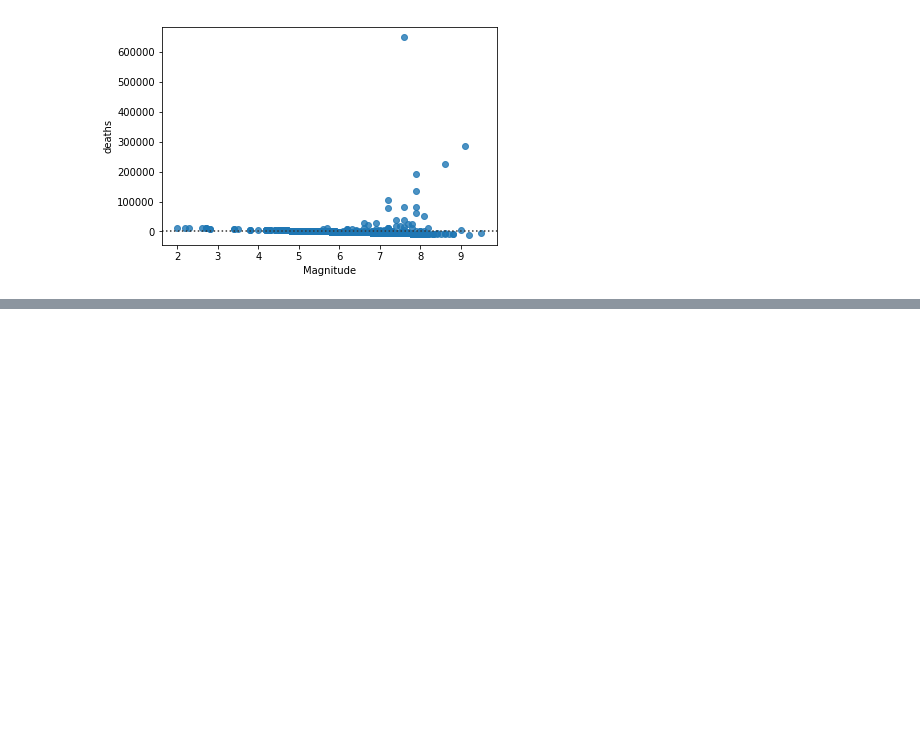
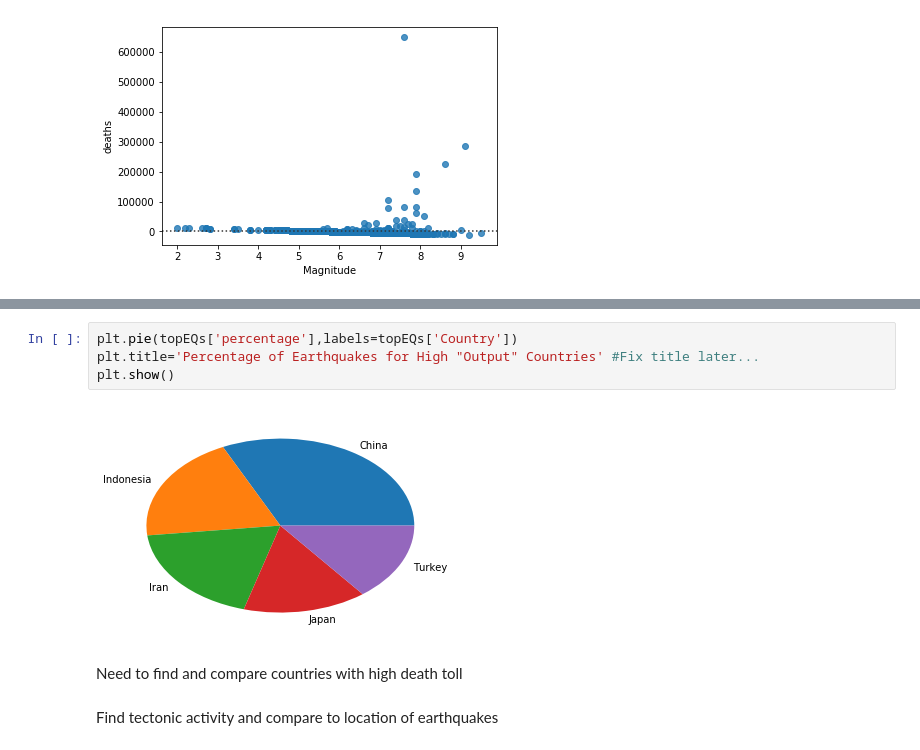
Before and after one commit to Cjcarlevato/data-question-3-earthquakes-the-dream-crushers, a Jupyter notebook: EarthquakeUWN.ipynb, the cells around one changed output, grey strips where cells are left out. Drawn from its saved outputs; the diff is of its cells as text; blank space fills up the shorter version.

```diff
--- a/EarthquakeUWN.ipynb
+++ b/EarthquakeUWN.ipynb
@@ -443,0 +550,10 @@ NameError: name 'Country' is not defined
+# %%
+plt.pie(topEQs['percentage'],labels=topEQs['Country'])
+plt.title='Percentage of Earthquakes for High "Output" Countries' #Fix title later...
+plt.show()
+# %% [output]
+[figure, added]
+# %% [markdown]
+Need to find and compare countries with high death toll
+# %% [markdown]
+Find tectonic activity and compare to location of earthquakes
```
Also changed, not shown: parts of 20 cells of this notebook.
